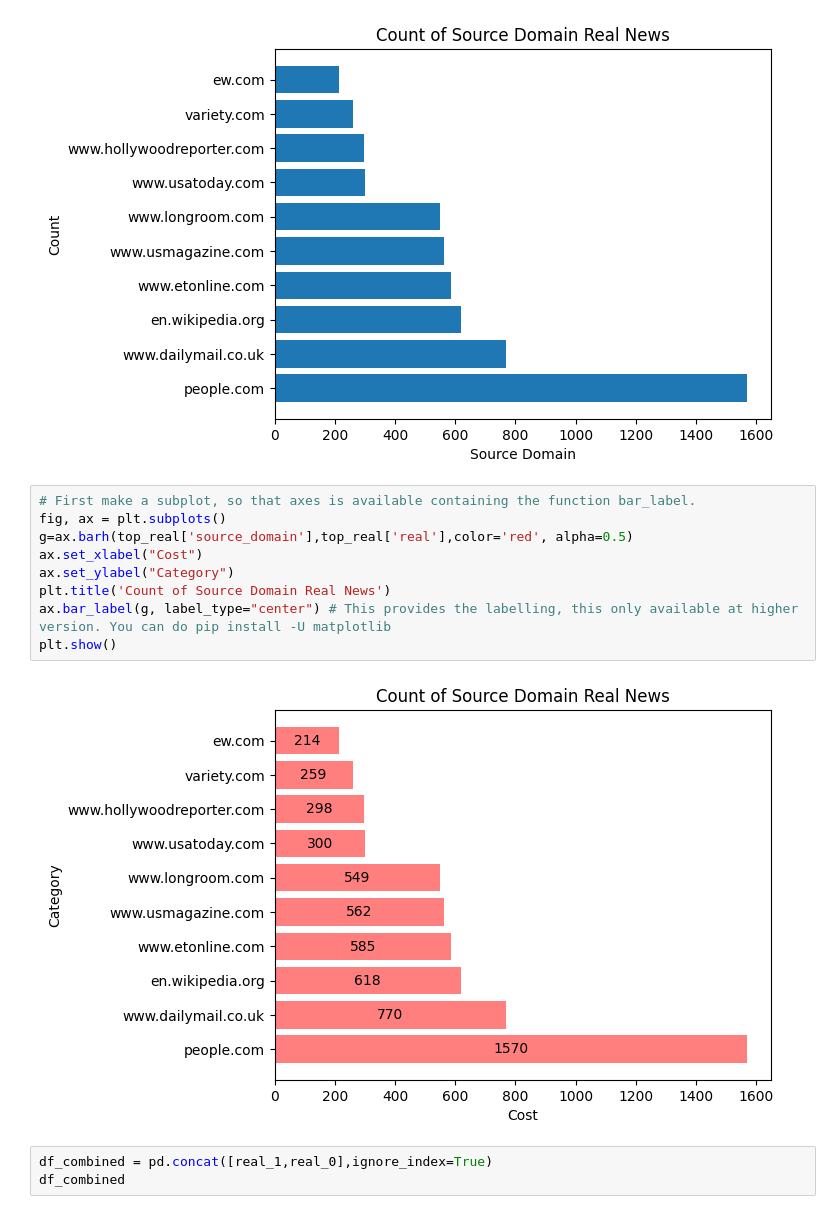
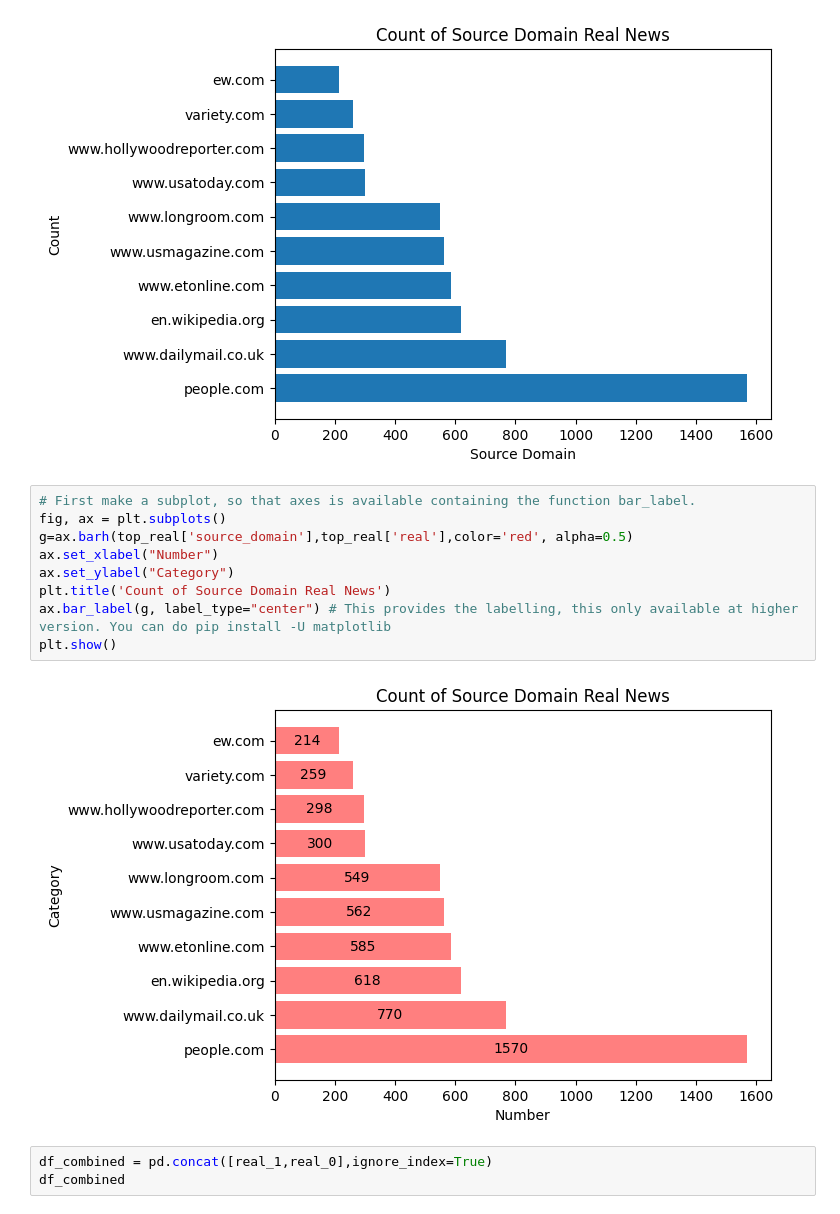
Before and after one commit to randoago/FakeNewsAnalysis, a Jupyter notebook: fakenews-analysis-randomforest.ipynb, the cells around one changed output. Drawn from its saved outputs; the diff is of its cells as text.

```diff
--- a/fakenews-analysis-randomforest.ipynb
+++ b/fakenews-analysis-randomforest.ipynb
@@ -198,14 +198,14 @@ plt.show()
 # %%
 # First make a subplot, so that axes is available containing the function bar_label.
 fig, ax = plt.subplots()
 g=ax.barh(top_real['source_domain'],top_real['real'],color='red', alpha=0.5)
-ax.set_xlabel("Cost")
+ax.set_xlabel("Number")
 ax.set_ylabel("Category")
 plt.title('Count of Source Domain Real News')
 ax.bar_label(g, label_type="center") # This provides the labelling, this only available at higher version. You can do pip install -U matplotlib
 plt.show()
 # %% [output]
-[figure, old version]
+[figure, new version]
 # %%
 df_combined = pd.concat([real_1,real_0],ignore_index=True)
 df_combined
```
Also changed, not shown: parts of 12 cells of this notebook.
